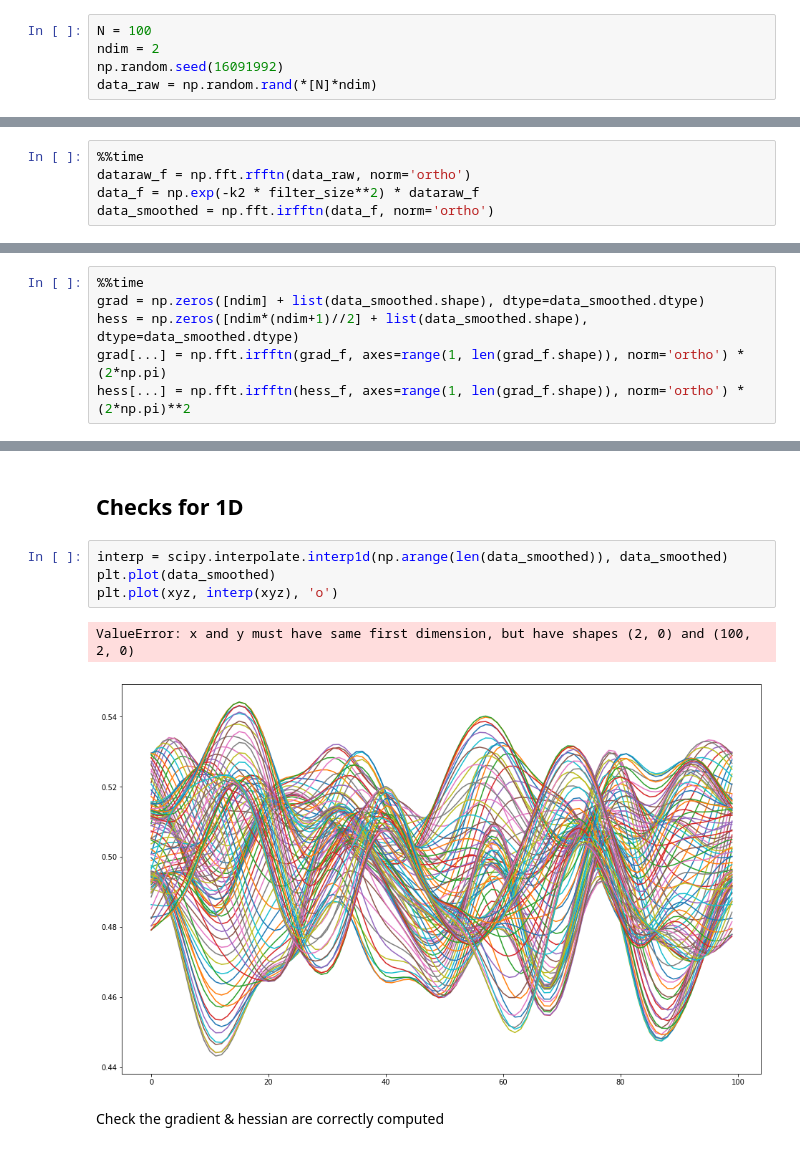
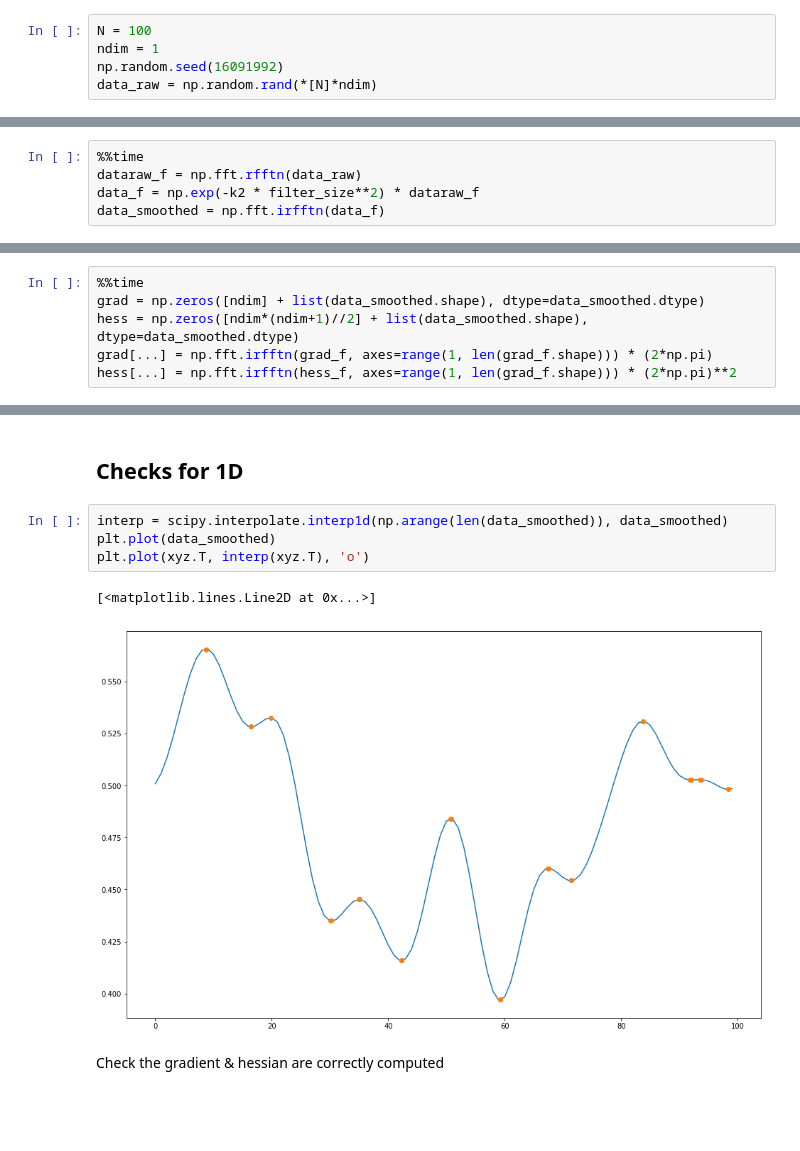
Before and after one commit to cphyc/py_extrema, a Jupyter notebook: extrema with gradients+hessian.ipynb, the cells around one changed output, grey strips where cells are left out. Drawn from its saved outputs; the diff is of its cells as text; blank space fills up the shorter version.

```diff
--- a/extrema with gradients+hessian.ipynb
+++ b/extrema with gradients+hessian.ipynb
@@ -12,7 +12,7 @@ from collections import namedtuple
 Let's generate a random field
 # %%
 N = 100
-ndim = 2
+ndim = 1
 np.random.seed(16091992)
 data_raw = np.random.rand(*[N]*ndim)
 # %%
@@ -27,7 +27,7 @@ k2 = (kgrid**2).sum(axis=0)
 Perform analysis in Fourier space, so that it's easy to smooth the data!
 # %%
 %%time
-dataraw_f = np.fft.rfftn(data_raw, norm='ortho')
+dataraw_f = np.fft.rfftn(data_raw)
 data_f = np.exp(-k2 * filter_size**2) * dataraw_f
-data_smoothed = np.fft.irfftn(data_f, norm='ortho')
+data_smoothed = np.fft.irfftn(data_f)
 # %% [output]
@@ -67,6 +67,6 @@ Get back real components
 %%time
 grad = np.zeros([ndim] + list(data_smoothed.shape), dtype=data_smoothed.dtype)
 hess = np.zeros([ndim*(ndim+1)//2] + list(data_smoothed.shape), dtype=data_smoothed.dtype)
-grad[...] = np.fft.irfftn(grad_f, axes=range(1, len(grad_f.shape)), norm='ortho') * (2*np.pi)
-hess[...] = np.fft.irfftn(hess_f, axes=range(1, len(grad_f.shape)), norm='ortho') * (2*np.pi)**2
+grad[...] = np.fft.irfftn(grad_f, axes=range(1, len(grad_f.shape))) * (2*np.pi)
+hess[...] = np.fft.irfftn(hess_f, axes=range(1, len(grad_f.shape))) * (2*np.pi)**2
 # %% [output]
@@ -224,10 +224,10 @@ plt.legend()
 # %%
 interp = scipy.interpolate.interp1d(np.arange(len(data_smoothed)), data_smoothed)
 plt.plot(data_smoothed)
-plt.plot(xyz, interp(xyz), 'o')
+plt.plot(xyz.T, interp(xyz.T), 'o')
 # %% [output]
-ValueError: x and y must have same first dimension, but have shapes (2, 0) and (100, 2, 0)
+[<matplotlib.lines.Line2D at 0x...>]
-[figure, old version]
+[figure, new version]
 # %% [markdown]
 Check the gradient & hessian are correctly computed
 # %%
```
Also changed, not shown: parts of 4 cells of this notebook.
